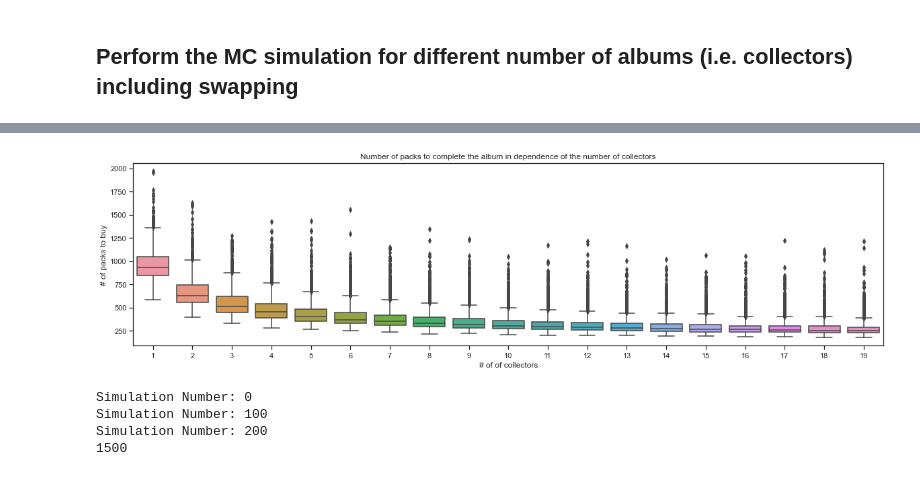
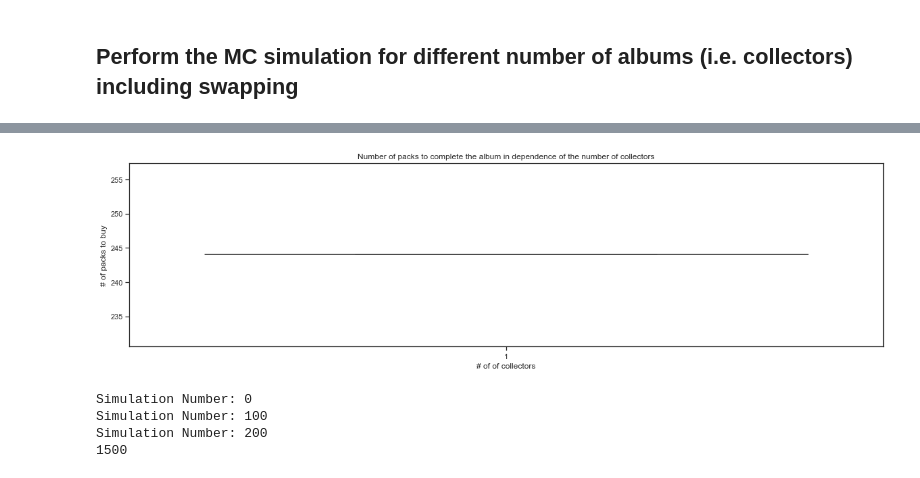
Before and after one commit to PatrickStaehli/panini_monte_carlo, a Jupyter notebook: Panini_MonteCarlo.ipynb, the cells around one changed output, grey strips where cells are left out. Saved outputs shown, nothing was run; the diff lists cells and outputs as text; code cells hidden in the pictures.

```diff
--- a/Panini_MonteCarlo.ipynb
+++ b/Panini_MonteCarlo.ipynb
@@ -235,9 +269,11 @@ def generate_swapping_order(num_albums):
 # %%
 albums = []
 num_packs_fill_album = []
-for num_albums in range(1,20):
+for num_albums in range(20,21):
     print('# of albums in simulation: {}'.format(num_albums))
-    alb, num_packs_fill = run_mc_simulation_swapping(2000, num_albums, n_stickers, pack_size)
+    alb, num_packs_fill, num_sold_stickers = run_mc_simulation_swapping(1, num_albums, n_stickers, pack_size, True)
     albums.append(alb)
     num_packs_fill_album.append(num_packs_fill)
+
+num_sold_stickers
 # %% [output]
@@ -263,15 +282,15 @@ for num_albums in range(1,20):
 # %%
 
-df = pd.DataFrame(data=np.transpose(num_packs_fill_album), columns=np.arange(1,20))#np.linspace(1, len(num_packs_fill_album), len(num_packs_fill_album)))
+df = pd.DataFrame(data=np.transpose(num_packs_fill_album), columns=np.arange(1,len(num_packs_fill_album)+1))#np.linspace(1, len(num_packs_fill_album), len(num_packs_fill_album)))
 fig, axes = plt.subplots(1, 1, figsize=(20,5))
 sns.boxplot(ax=axes, x="variable", y="value", data=pd.melt(df))
 axes.set_title('Number of packs to complete the album in dependence of the number of collectors')
 axes.set(ylabel='# of packs to buy');
 axes.set(xlabel='# of of collectors');
 
-fig.savefig('img/swapping/no_of_packs_swapping.png')
+#fig.savefig('img/swapping/no_of_packs_swapping.png')
 # %% [output]
-[figure, old version]
+[figure, new version]
 # %%
 albums, num_packs_fill_album = run_mc_simulation_swapping(1500, 5, n_stickers, pack_size)
 # %% [output]
```
Also changed, not shown: parts of 2 cells of this notebook.
